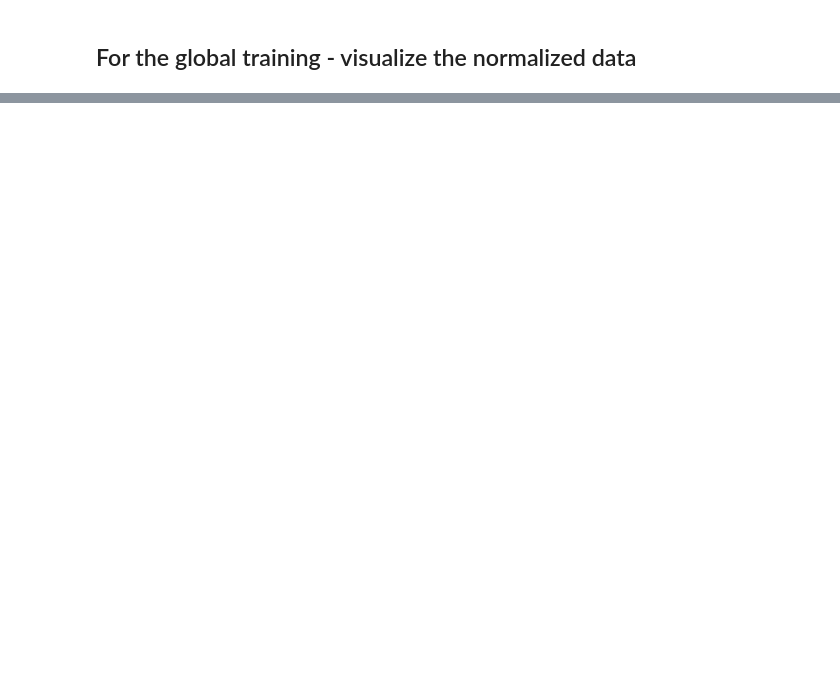
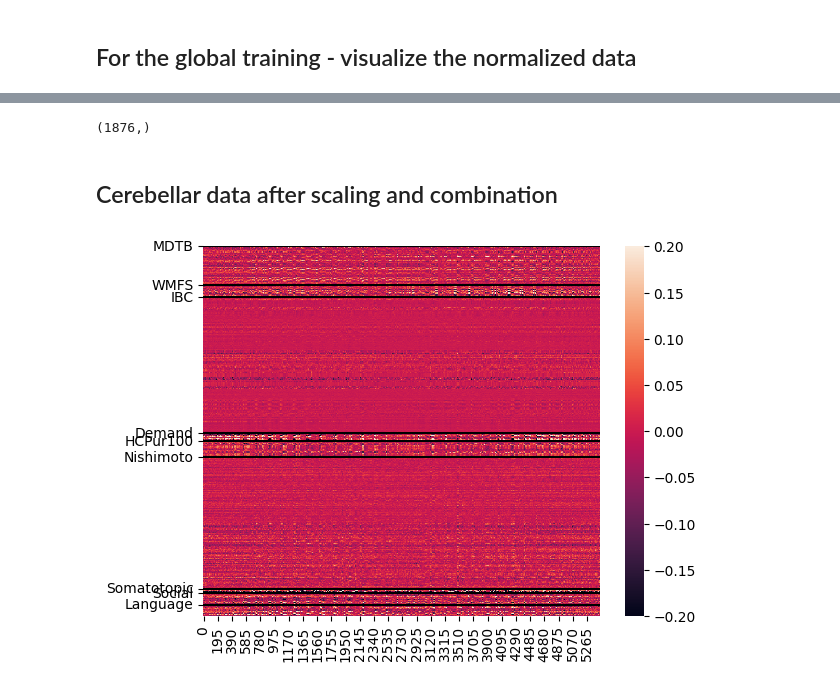
Before and after one commit to DiedrichsenLab/cortico_cereb_connectivity, a Jupyter notebook: notebooks/3. Scaling_in_out_model/Global_dataset_scaling.ipynb, the cells around one changed output, grey strips where cells are left out. Cells and saved outputs as stored; diff of their text form; code cells hidden in the pictures; blank space fills up the shorter version.

```diff
--- a/notebooks/3. Scaling_in_out_model/Global_dataset_scaling.ipynb
+++ b/notebooks/3. Scaling_in_out_model/Global_dataset_scaling.ipynb
@@ -121,0 +35,4 @@ and parcel normalization for:
+# %%
+D['SS_cortex']= (X**2).sum(axis=1)
+D['S_cortex']= X.sum(axis=1)
+pd.pivot_table(D,index='Dataset',values='SS_cortex',aggfunc='sum')
@@ -121,0 +51,23 @@ and parcel normalization for:
+# %%
+# Plot cortical map
+label_fs = [gl.atlas_dir + f"/tpl-fs32k/Icosahedron1002.{hemi}.label.gii" for hemi in ["L", "R"]]
+cifti_img = cio.model_to_cifti((X**2).sum(axis=0),src_roi = label_fs)
+S=cifti_img.get_fdata()
+S.shape
+# %% [output]
+(1876,)
+# %% [markdown]
+## Cerebellar data after scaling and combination
+# %%
+traindata = 'MdWfIbDeHtNiSoScLa'
+data_ciftiC = nb.load(gl.conn_dir + f"/maps/{traindata}_data_cerebellum.dscalar.nii")
+Y = data_ciftiC.get_fdata()
+# %%
+sns.heatmap(Y,vmin=-0.2,vmax=0.2)
+ax=plt.gca()
+ax.set_yticks(first)
+ax.set_yticklabels(D.Dataset.iloc[first])
+for f in first:
+    plt.axhline(f,color='k')
+# %% [output]
+[figure, added]
```
Also changed, not shown: parts of 16 cells of this notebook, 9 other files.
